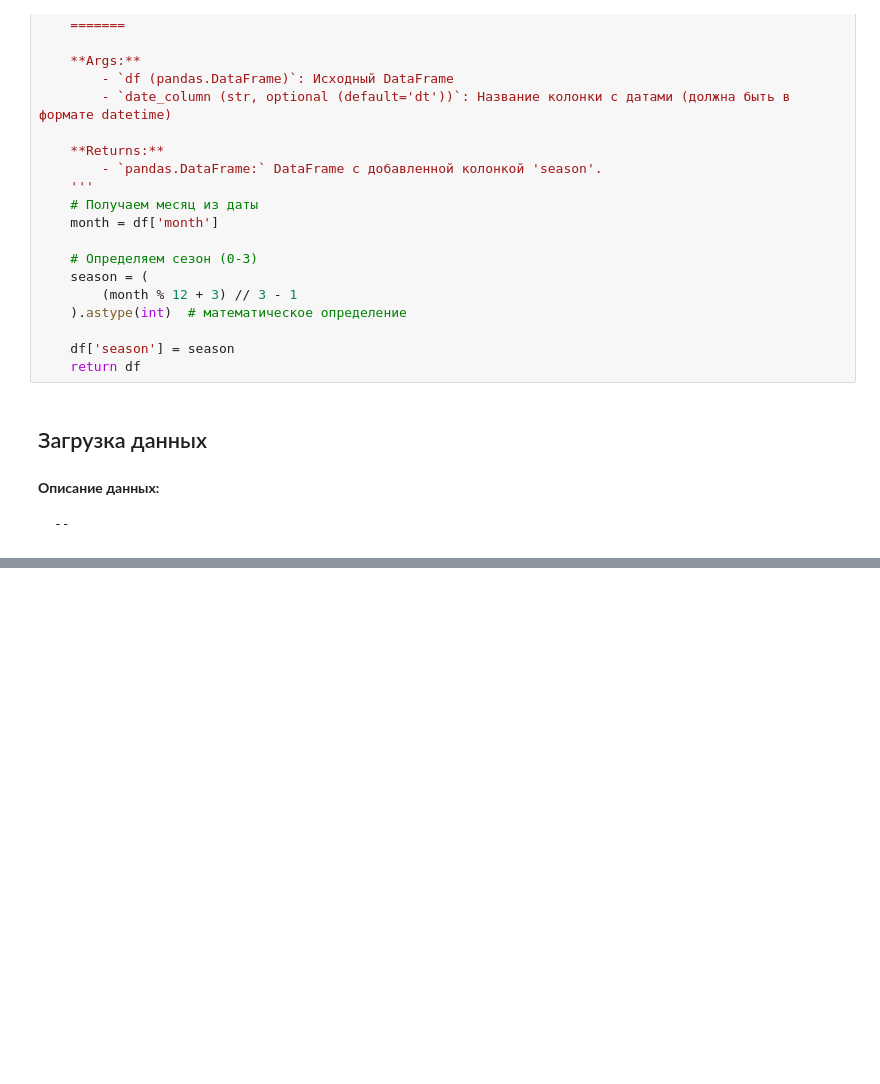
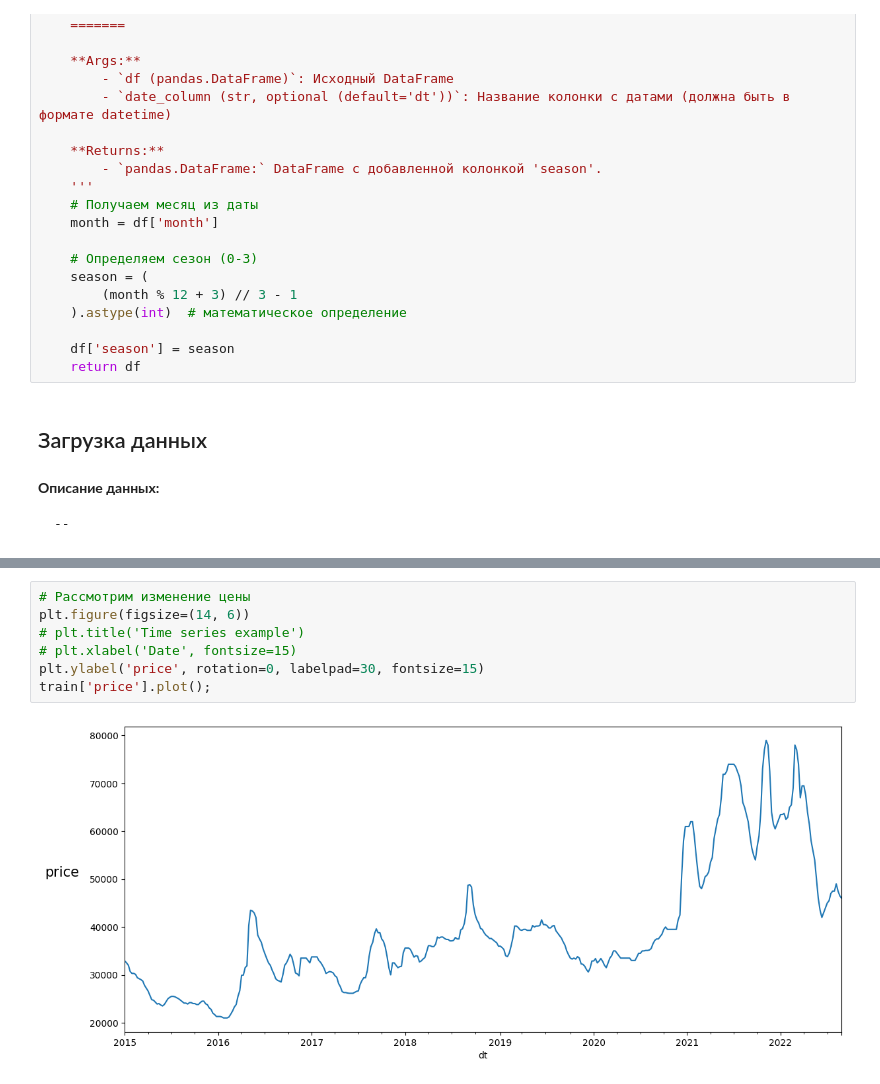
Before and after one commit to Rainfue/TimeSeries, a Jupyter notebook: analysis.ipynb, the cells around one changed output, grey strips where cells are left out. Cells and saved outputs as stored; diff of their text form; blank space fills up the shorter version.

```diff
--- a/analysis.ipynb
+++ b/analysis.ipynb
@@ -83,0 +134,9 @@ array([<Axes: >, <Axes: >, <Axes: >], dtype=object)
+# %%
+# Рассмотрим изменение цены
+plt.figure(figsize=(14, 6))
+# plt.title('Time series example')
+# plt.xlabel('Date', fontsize=15)
+plt.ylabel('price', rotation=0, labelpad=30, fontsize=15)
+train['price'].plot();
+# %% [output]
+[figure, added]
```
Also changed, not shown: parts of 25 cells of this notebook.
